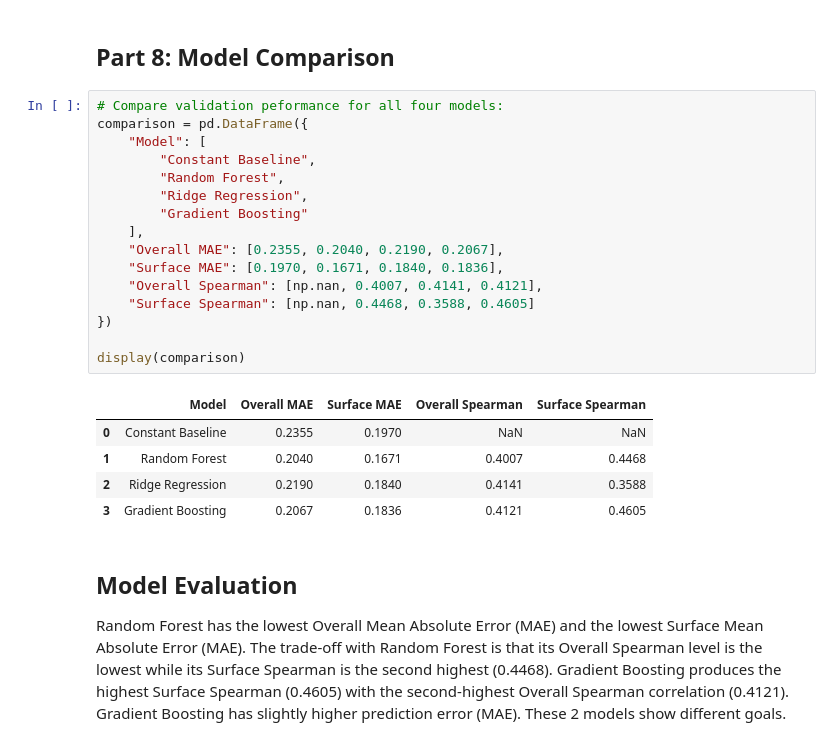
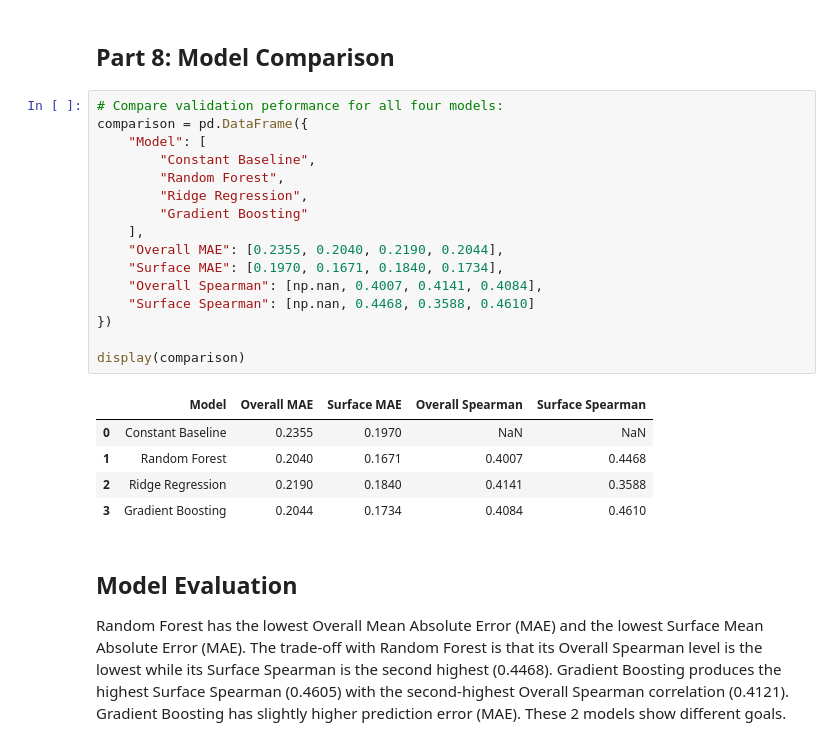
Before and after one commit to sbskinn/Tumor-Surface-Target-Prioritization, a Jupyter notebook: Checkpoint_2/Checkpoint2_model_evaluation.ipynb, the cells around one changed output. Drawn from its saved outputs; the diff is of its cells as text.

```diff
--- a/Checkpoint_2/Checkpoint2_model_evaluation.ipynb
+++ b/Checkpoint_2/Checkpoint2_model_evaluation.ipynb
@@ -727,25 +768,25 @@ display(pd.DataFrame(confidence_intervals_rows).round(4))
 # %%
 # Compare validation peformance for all four models:
 comparison = pd.DataFrame({
     "Model": [
         "Constant Baseline",
         "Random Forest",
         "Ridge Regression",
         "Gradient Boosting"
     ],
-    "Overall MAE": [0.2355, 0.2040, 0.2190, 0.2067],
-    "Surface MAE": [0.1970, 0.1671, 0.1840, 0.1836],
-    "Overall Spearman": [np.nan, 0.4007, 0.4141, 0.4121],
-    "Surface Spearman": [np.nan, 0.4468, 0.3588, 0.4605]
+    "Overall MAE": [0.2355, 0.2040, 0.2190, 0.2044],
+    "Surface MAE": [0.1970, 0.1671, 0.1840, 0.1734],
+    "Overall Spearman": [np.nan, 0.4007, 0.4141, 0.4084],
+    "Surface Spearman": [np.nan, 0.4468, 0.3588, 0.4610]
 })
 
 display(comparison)
 # %% [output]
 |  | Model | Overall MAE | Surface MAE | Overall Spearman | Surface Spearman |
 | 0 | Constant Baseline | 0.2355 | 0.1970 | NaN | NaN |
 | 1 | Random Forest | 0.2040 | 0.1671 | 0.4007 | 0.4468 |
 | 2 | Ridge Regression | 0.2190 | 0.1840 | 0.4141 | 0.3588 |
-| 3 | Gradient Boosting | 0.2067 | 0.1836 | 0.4121 | 0.4605 |
+| 3 | Gradient Boosting | 0.2044 | 0.1734 | 0.4084 | 0.4610 |
 # %% [markdown]
 ## Model Evaluation
 
```
Also changed, not shown: parts of 11 cells of this notebook.
